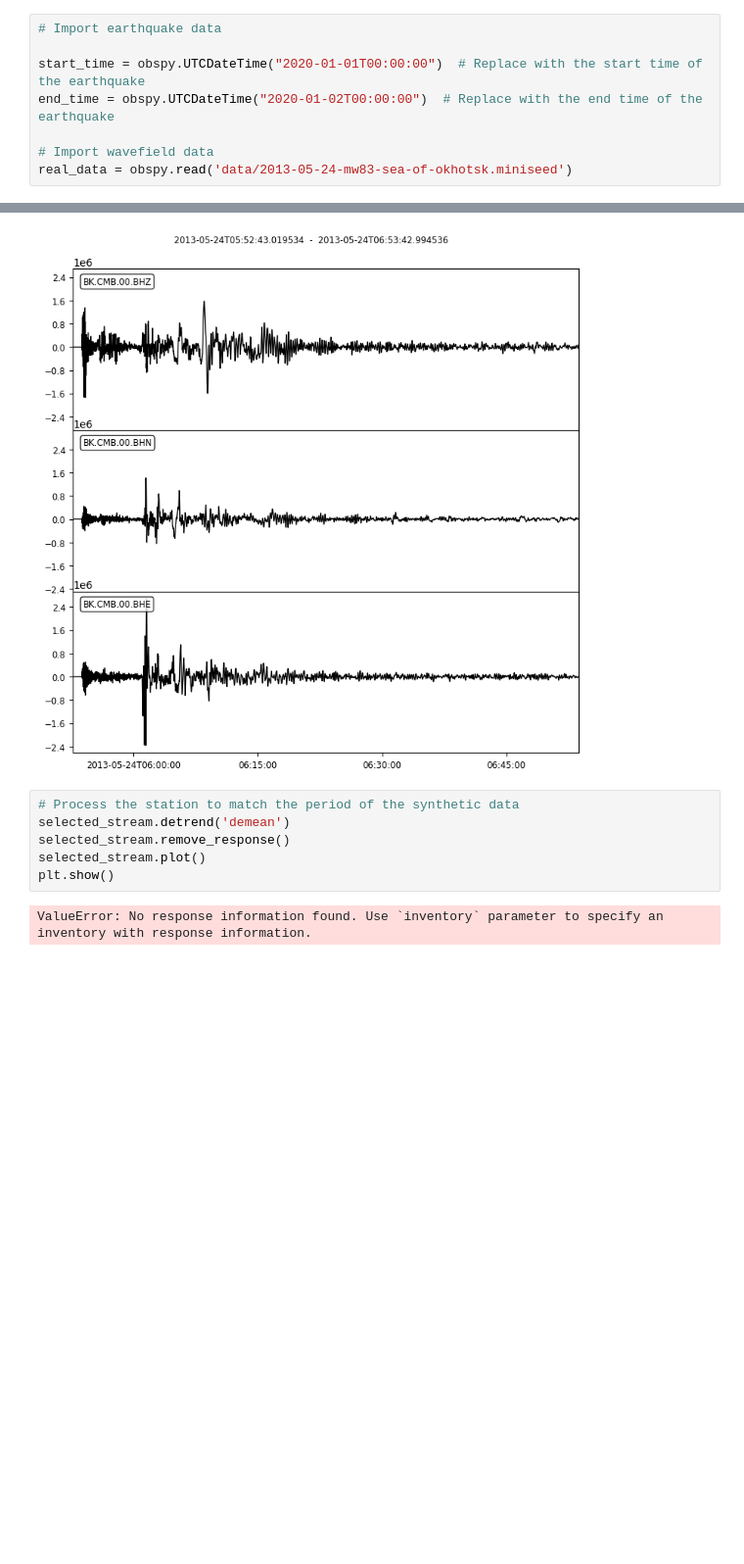
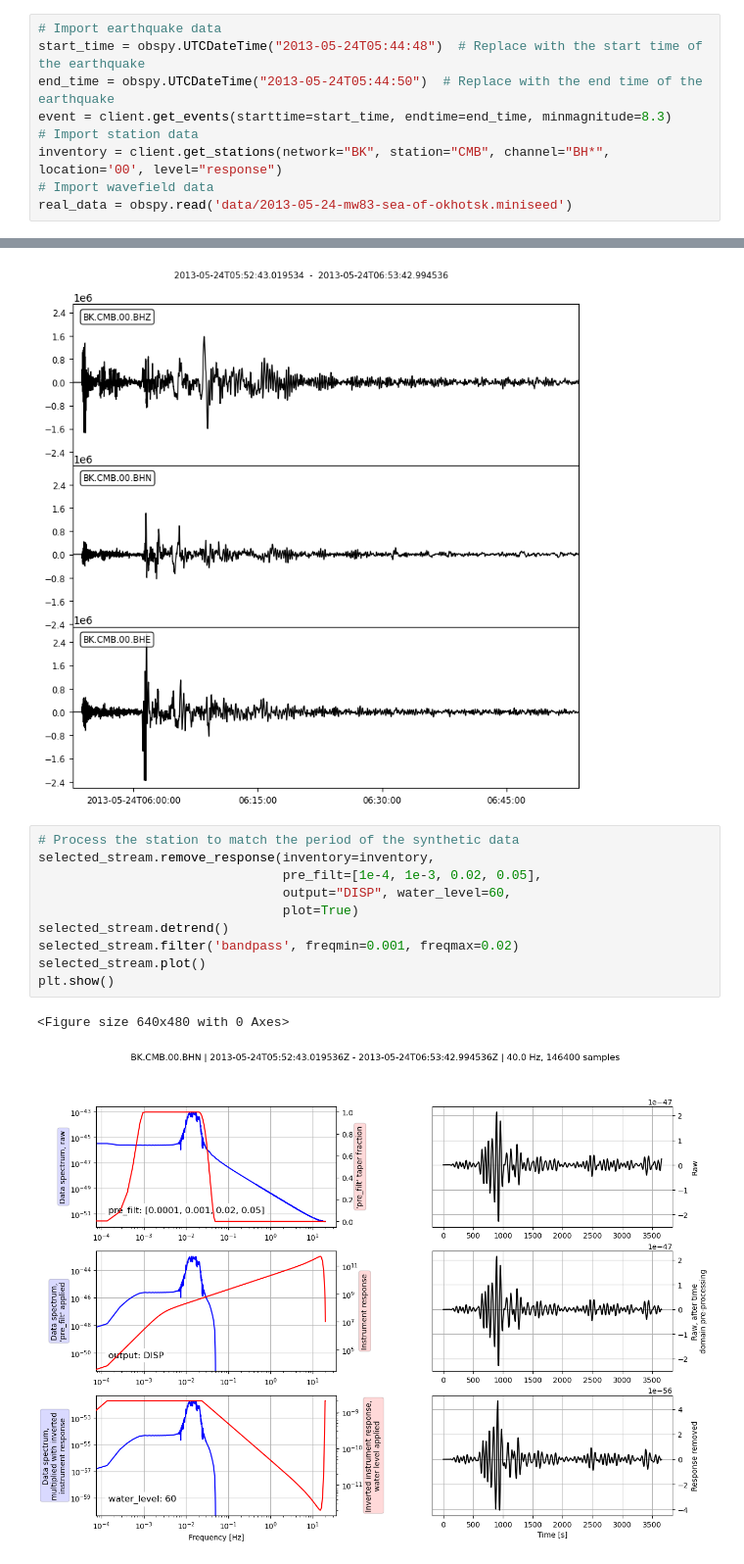
Before and after one commit to Adrian-Mag/AxiSEM3D_Kernels, a Jupyter notebook: examples/example_1D_kernel.ipynb, the cells around one changed output, grey strips where cells are left out. Shown at 98% size. Drawn from its saved outputs; the diff is of its cells as text; blank space fills up the shorter version.

```diff
--- a/examples/example_1D_kernel.ipynb
+++ b/examples/example_1D_kernel.ipynb
@@ -8,9 +10,10 @@ client = Client("IRIS")
 # %%
 # Import earthquake data
-
-start_time = obspy.UTCDateTime("2020-01-01T00:00:00")  # Replace with the start time of the earthquake
-end_time = obspy.UTCDateTime("2020-01-02T00:00:00")  # Replace with the end time of the earthquake
-
+start_time = obspy.UTCDateTime("2013-05-24T05:44:48")  # Replace with the start time of the earthquake
+end_time = obspy.UTCDateTime("2013-05-24T05:44:50")  # Replace with the end time of the earthquake
+event = client.get_events(starttime=start_time, endtime=end_time, minmagnitude=8.3)
+# Import station data
+inventory = client.get_stations(network="BK", station="CMB", channel="BH*", location='00', level="response")
 # Import wavefield data
 real_data = obspy.read('data/2013-05-24-mw83-sea-of-okhotsk.miniseed')
 # %%
@@ -22,9 +25,14 @@ plt.show()
 [figure]
 # %%
 # Process the station to match the period of the synthetic data
-selected_stream.detrend('demean')
-selected_stream.remove_response()
+selected_stream.remove_response(inventory=inventory,
+                                pre_filt=[1e-4, 1e-3, 0.02, 0.05],
+                                output="DISP", water_level=60,
+                                plot=True)
+selected_stream.detrend()
+selected_stream.filter('bandpass', freqmin=0.001, freqmax=0.02)
 selected_stream.plot()
 plt.show()
 # %% [output]
-ValueError: No response information found. Use `inventory` parameter to specify an inventory with response information.
+<Figure size 640x480 with 0 Axes>
+[figure, added]
```
Also changed, not shown: parts of 3 cells of this notebook, 3 other files.
